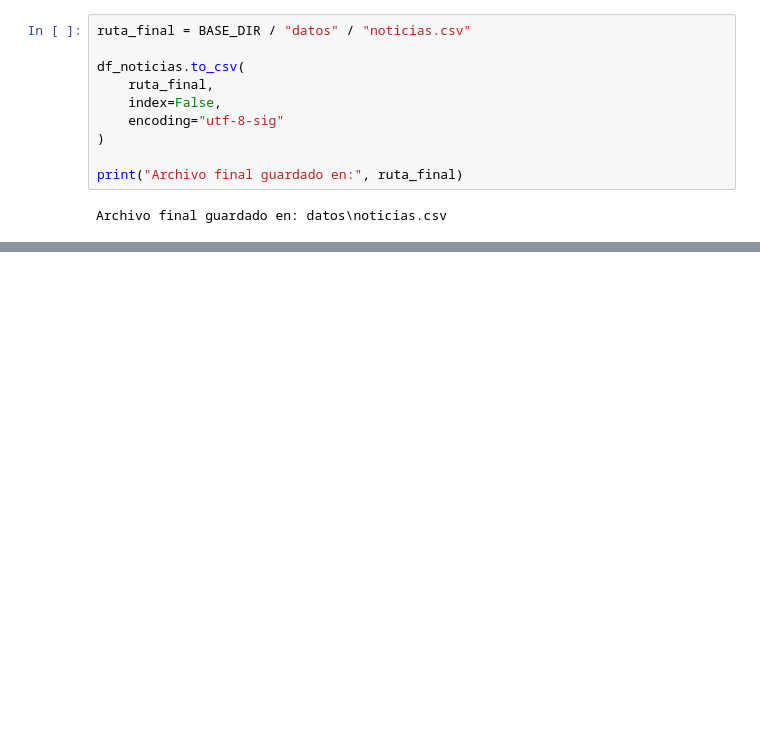
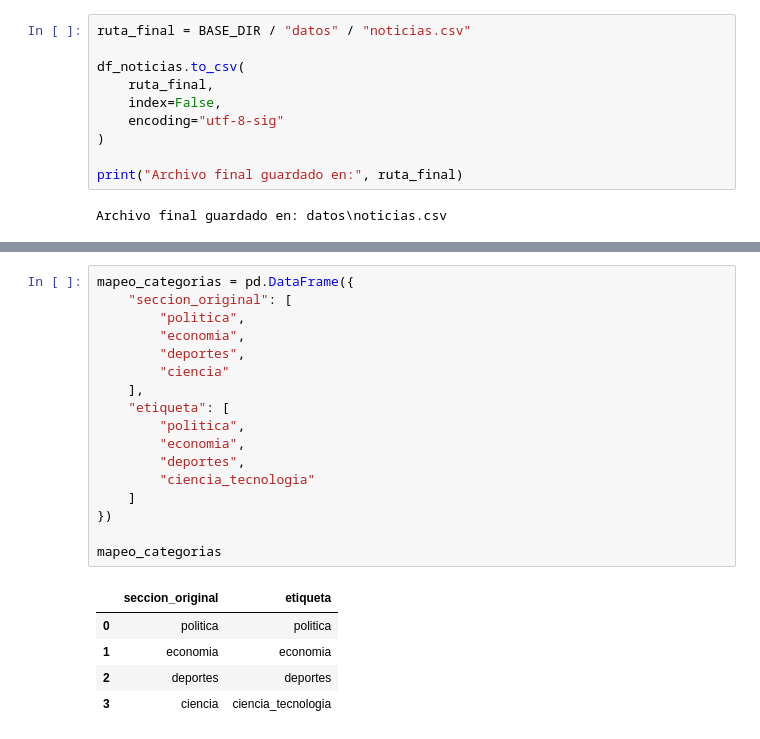
Before and after one commit to alvarorubencarhuamaca/python_intermedio_qlab, a Jupyter notebook: tarea_1/01_recoleccion.ipynb, the cells around one changed output, grey strips where cells are left out. Drawn from its saved outputs; the diff is of its cells as text; blank space fills up the shorter version.

```diff
--- a/tarea_1/01_recoleccion.ipynb
+++ b/tarea_1/01_recoleccion.ipynb
@@ -526,0 +560,23 @@ Archivo final guardado en: datos\noticias.csv
+# %%
+mapeo_categorias = pd.DataFrame({
+    "seccion_original": [
+        "politica",
+        "economia",
+        "deportes",
+        "ciencia"
+    ],
+    "etiqueta": [
+        "politica",
+        "economia",
+        "deportes",
+        "ciencia_tecnologia"
+    ]
+})
+
+mapeo_categorias
+# %% [output]
+|  | seccion_original | etiqueta |
+| 0 | politica | politica |
+| 1 | economia | economia |
+| 2 | deportes | deportes |
+| 3 | ciencia | ciencia_tecnologia |
```
Also changed, not shown: parts of 17 cells of this notebook.
